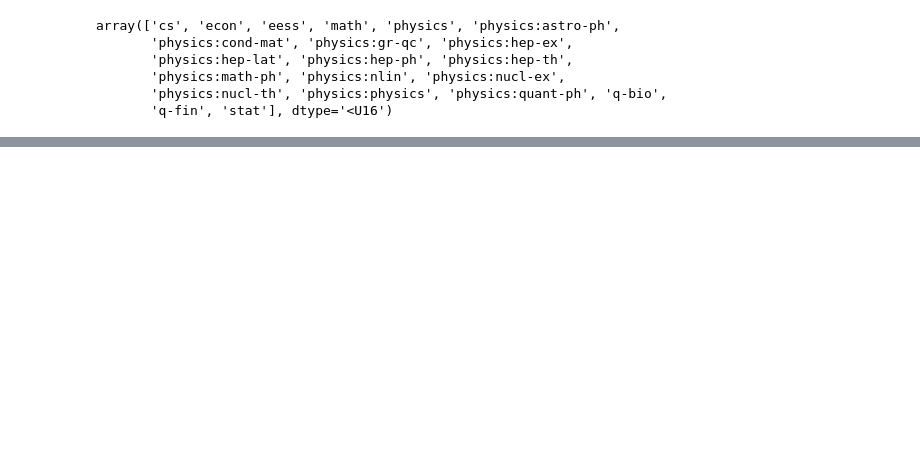
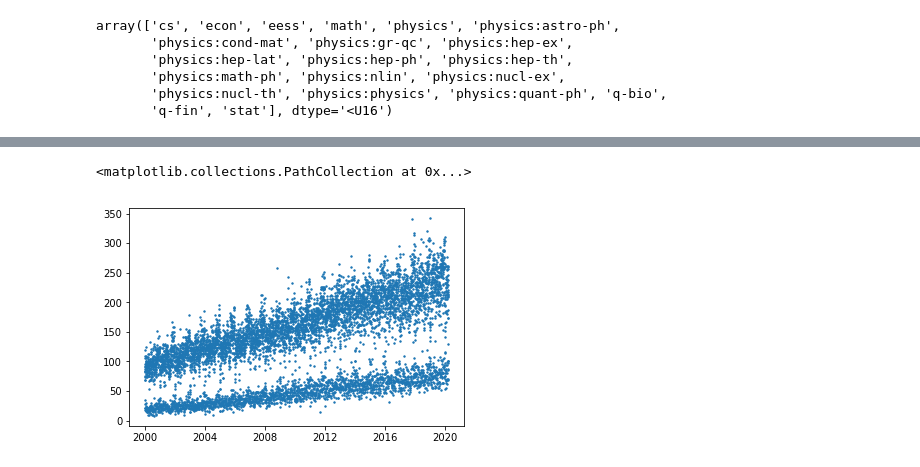
Before and after one commit to charlesxjyang/Alexandria, a Jupyter notebook: Untitled.ipynb, the cells around one changed output, grey strips where cells are left out. Drawn from its saved outputs; the diff is of its cells as text; code cells hidden in the pictures; blank space fills up the shorter version.

```diff
--- a/Untitled.ipynb
+++ b/Untitled.ipynb
@@ -52,0 +147,6 @@ array(['cs', 'econ', 'eess', 'math', 'physics', 'physics:astro-ph',
+# %%
+#count by day
+day_count = df.groupby(['created']).count()
+day_count['count'] = day_count['title']
+day_count = day_count.drop(['title','abstract','arxiv_id','Week'],axis=1)
+day_count.head()
@@ -52,0 +161,8 @@ array(['cs', 'econ', 'eess', 'math', 'physics', 'physics:astro-ph',
+# %%
+from pandas.plotting import register_matplotlib_converters
+register_matplotlib_converters()
+import matplotlib.pyplot as plt
+plt.scatter(day_count.index,day_count['count'],s=2)
+# %% [output]
+<matplotlib.collections.PathCollection at 0x...>
+[figure, added]
```
Also changed, not shown: parts of 18 cells of this notebook, 6 other files.
